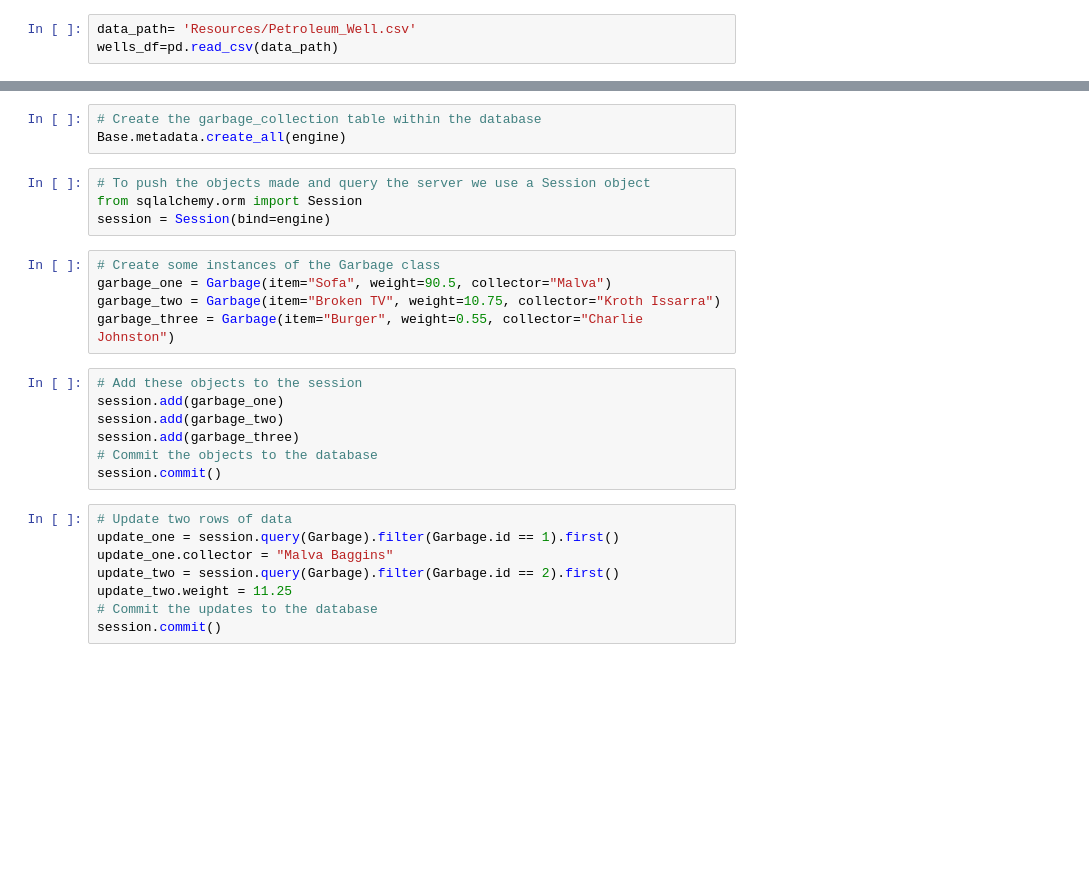
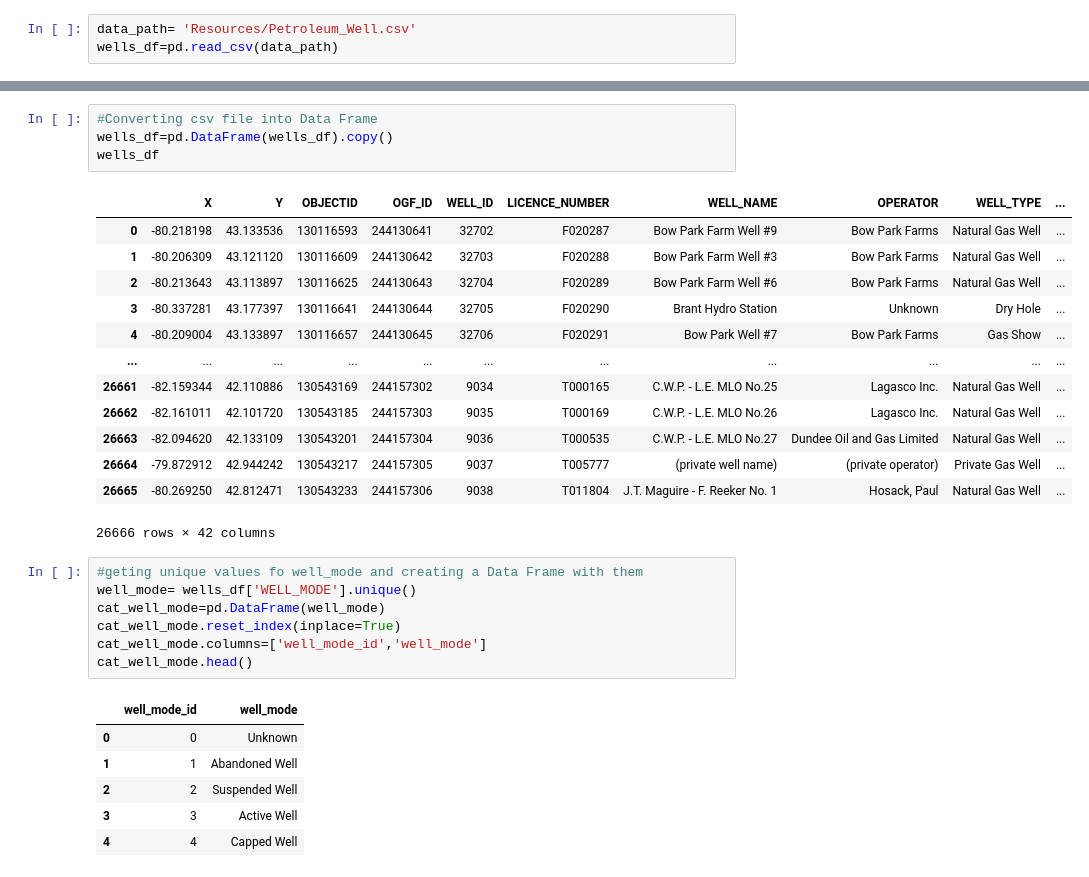
Before and after one commit to TaniaRosasOrtiz/Oil-Gas-with-ETL, a Jupyter notebook: csv_cleaning_1.ipynb, the cells around one changed output, grey strips where cells are left out. Saved outputs shown, nothing was run; the diff lists cells and outputs as text; blank space fills up the shorter version.

```diff
--- a/csv_cleaning_1.ipynb
+++ b/csv_cleaning_1.ipynb
@@ -73,27 +9,32 @@ engine = create_engine('sqlite:///ETL_PROJECT.db')
-# %%
-# Create the garbage_collection table within the database
-Base.metadata.create_all(engine)
-# %%
-# To push the objects made and query the server we use a Session object
-from sqlalchemy.orm import Session
-session = Session(bind=engine)
-# %%
-# Create some instances of the Garbage class
-garbage_one = Garbage(item="Sofa", weight=90.5, collector="Malva")
-garbage_two = Garbage(item="Broken TV", weight=10.75, collector="Kroth Issarra")
-garbage_three = Garbage(item="Burger", weight=0.55, collector="Charlie Johnston")
-# %%
-# Add these objects to the session
-session.add(garbage_one)
-session.add(garbage_two)
-session.add(garbage_three)
-# Commit the objects to the database
-session.commit()
-# %%
-# Update two rows of data
-update_one = session.query(Garbage).filter(Garbage.id == 1).first()
-update_one.collector = "Malva Baggins"
-update_two = session.query(Garbage).filter(Garbage.id == 2).first()
-update_two.weight = 11.25
-# Commit the updates to the database
-session.commit()
+# %%
+#Converting csv file into Data Frame
+wells_df=pd.DataFrame(wells_df).copy()
+wells_df
+# %% [output]
+|  | X | Y | OBJECTID | OGF_ID | WELL_ID | LICENCE_NUMBER | WELL_NAME | OPERATOR | WELL_TYPE | ... |
+| 0 | -80.218198 | 43.133536 | 130116593 | 244130641 | 32702 | F020287 | Bow Park Farm Well #9 | Bow Park Farms | Natural Gas Well | ... |
+| 1 | -80.206309 | 43.121120 | 130116609 | 244130642 | 32703 | F020288 | Bow Park Farm Well #3 | Bow Park Farms | Natural Gas Well | ... |
+| 2 | -80.213643 | 43.113897 | 130116625 | 244130643 | 32704 | F020289 | Bow Park Farm Well #6 | Bow Park Farms | Natural Gas Well | ... |
+| 3 | -80.337281 | 43.177397 | 130116641 | 244130644 | 32705 | F020290 | Brant Hydro Station | Unknown | Dry Hole | ... |
+| 4 | -80.209004 | 43.133897 | 130116657 | 244130645 | 32706 | F020291 | Bow Park Well #7 | Bow Park Farms | Gas Show | ... |
+| ... | ... | ... | ... | ... | ... | ... | ... | ... | ... | ... |
+| 26661 | -82.159344 | 42.110886 | 130543169 | 244157302 | 9034 | T000165 | C.W.P. - L.E. MLO No.25 | Lagasco Inc. | Natural Gas Well | ... |
+| 26662 | -82.161011 | 42.101720 | 130543185 | 244157303 | 9035 | T000169 | C.W.P. - L.E. MLO No.26 | Lagasco Inc. | Natural Gas Well | ... |
+| 26663 | -82.094620 | 42.133109 | 130543201 | 244157304 | 9036 | T000535 | C.W.P. - L.E. MLO No.27 | Dundee Oil and Gas Limited | Natural Gas Well | ... |
+| 26664 | -79.872912 | 42.944242 | 130543217 | 244157305 | 9037 | T005777 | (private well name) | (private operator) | Private Gas Well | ... |
+| 26665 | -80.269250 | 42.812471 | 130543233 | 244157306 | 9038 | T011804 | J.T. Maguire - F. Reeker No. 1 | Hosack, Paul | Natural Gas Well | ... |
+26666 rows × 42 columns
+# %%
+#geting unique values fo well_mode and creating a Data Frame with them
+well_mode= wells_df['WELL_MODE'].unique()
+cat_well_mode=pd.DataFrame(well_mode)
+cat_well_mode.reset_index(inplace=True)
+cat_well_mode.columns=['well_mode_id','well_mode']
+cat_well_mode.head()
+# %% [output]
+|  | well_mode_id | well_mode |
+| 0 | 0 | Unknown |
+| 1 | 1 | Abandoned Well |
+| 2 | 2 | Suspended Well |
+| 3 | 3 | Active Well |
+| 4 | 4 | Capped Well |
```
Also changed, not shown: parts of 33 cells of this notebook, 1 other file.
